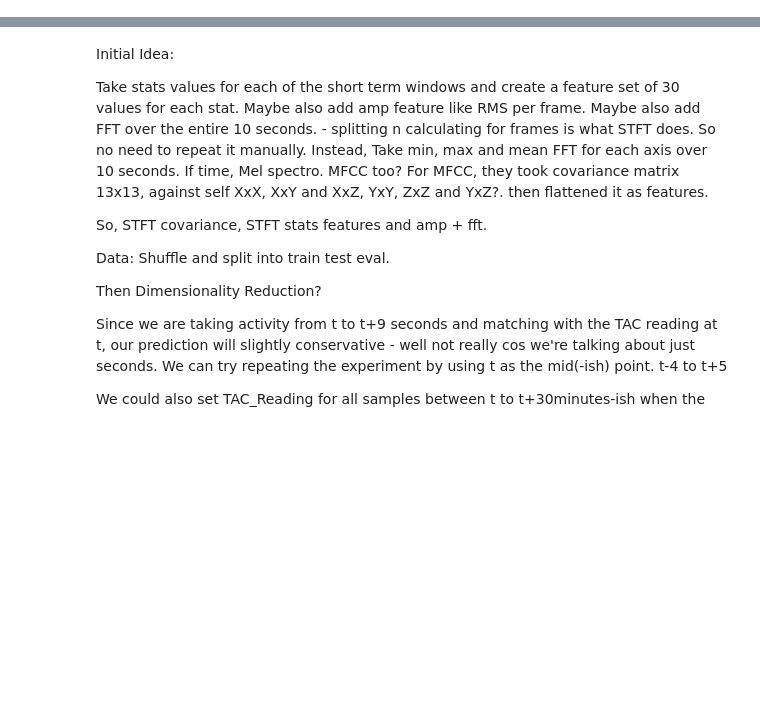
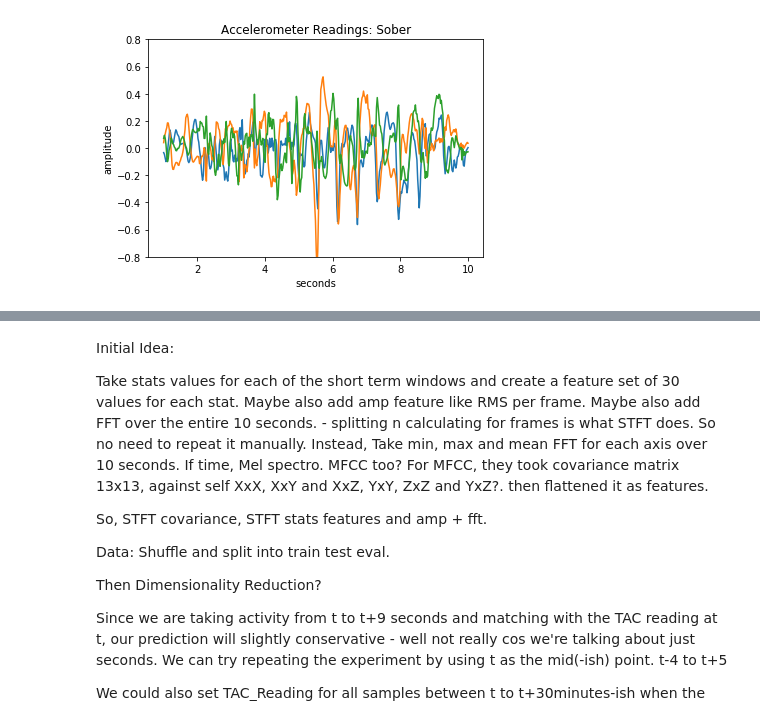
Before and after one commit to neo-anderson/TACPrediction, a Jupyter notebook: Analysis.ipynb, the cells around one changed output, grey strips where cells are left out. Saved outputs shown, nothing was run; the diff lists cells and outputs as text; code cells hidden in the pictures; blank space fills up the shorter version.

```diff
--- a/Analysis.ipynb
+++ b/Analysis.ipynb
@@ -196,7 +0,0 @@ ax.plot(x.time, x.z)
-# %%
-x = acc1[acc1.TAC_Reading == max]
-x = x.sort_values(by=['time'])
-fig, ax = plt.subplots()
-ax.plot(x.time, x.x)
-ax.plot(x.time, x.y)
-ax.plot(x.time, x.z)
@@ -208,12 +0,0 @@ The one second data above wouldn't tell us much. Let's plot for 10 seconds since
-# %%
-x = acc1[acc1.TAC_Reading == min]
-start, end = x.timestamp.iloc[0], x.timestamp.iloc[0]+9
-# %%
-def plot_series(x):
-    x = x.sort_values(by=['time'])
-    fig, ax = plt.subplots()
-    ax.plot(x.time, x.x)
-    ax.plot(x.time, x.y)
-    ax.plot(x.time, x.z)
-min_tac_df = acc1[(start <= acc1.timestamp) & (acc1.timestamp <= end)]
-plot_series(min_tac_df)
@@ -222,5 +0,0 @@ plot_series(min_tac_df)
-# %%
-x = acc1[acc1.TAC_Reading == max]
-start, end = x.timestamp.iloc[0], x.timestamp.iloc[0]+9
-max_tac_df = acc1[(start <= acc1.timestamp) & (acc1.timestamp <= end)]
-plot_series(max_tac_df)
@@ -423,0 +78,16 @@ for start, end in zip(start_times, end_times):
+# %%
+# Setup
+df = pd.read_csv('data/all_accelerometer_data_pids_13.csv')
+tac1 = pd.read_csv('data/clean_tac/BK7610_clean_TAC.csv')
+acc1 = df[df.pid == 'BK7610'].copy()
+acc1['timestamp'] = acc1.time.map(lambda x:x//1000)
+acc1 = pd.merge(acc1,tac1, on='timestamp', how='left')
+acc1.timestamp.value_counts()
+
+# Time plot
+x = acc1[acc1.TAC_Reading == np.sort(acc1.TAC_Reading.unique())[0]]
+start, end = x.timestamp.iloc[0], x.timestamp.iloc[0]+9
+min_tac_df = acc1[(start <= acc1.timestamp) & (acc1.timestamp <= end)]
+plot_series(min_tac_df, "Sober")
+# %% [output]
+[figure, added]
```
Also changed, not shown: parts of 81 cells of this notebook.
